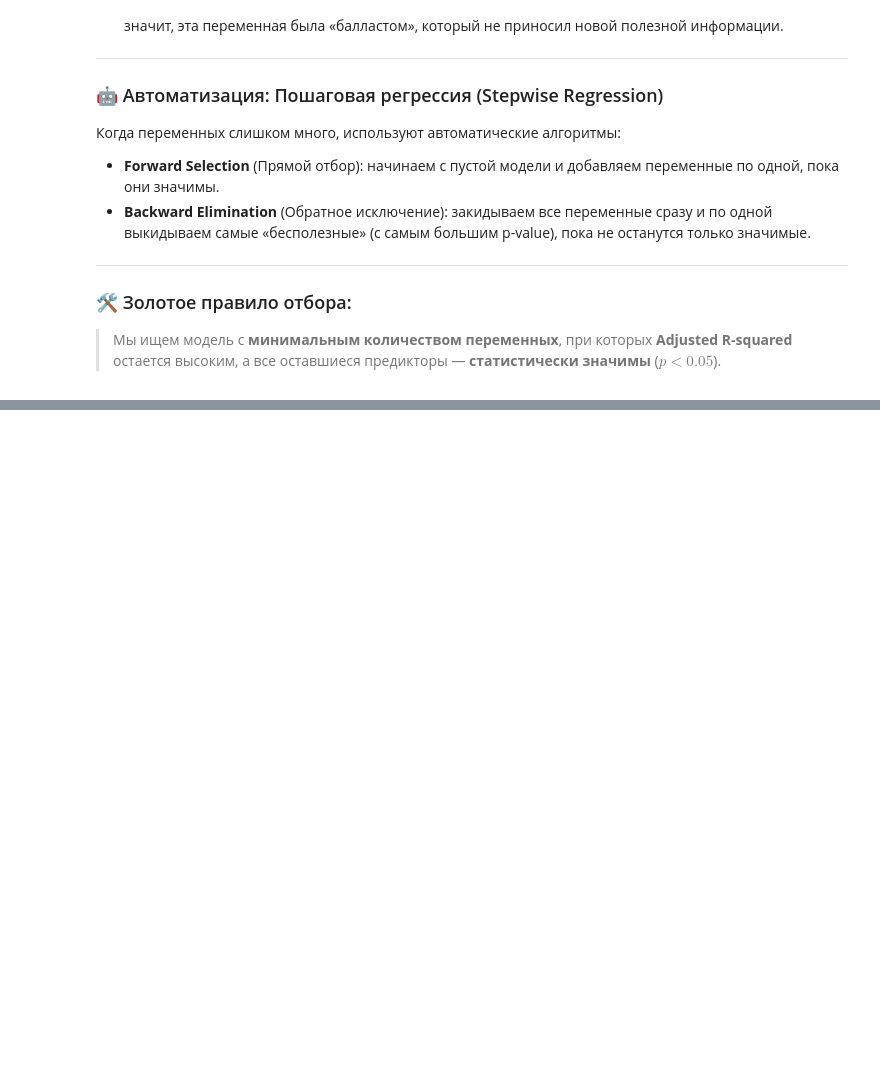
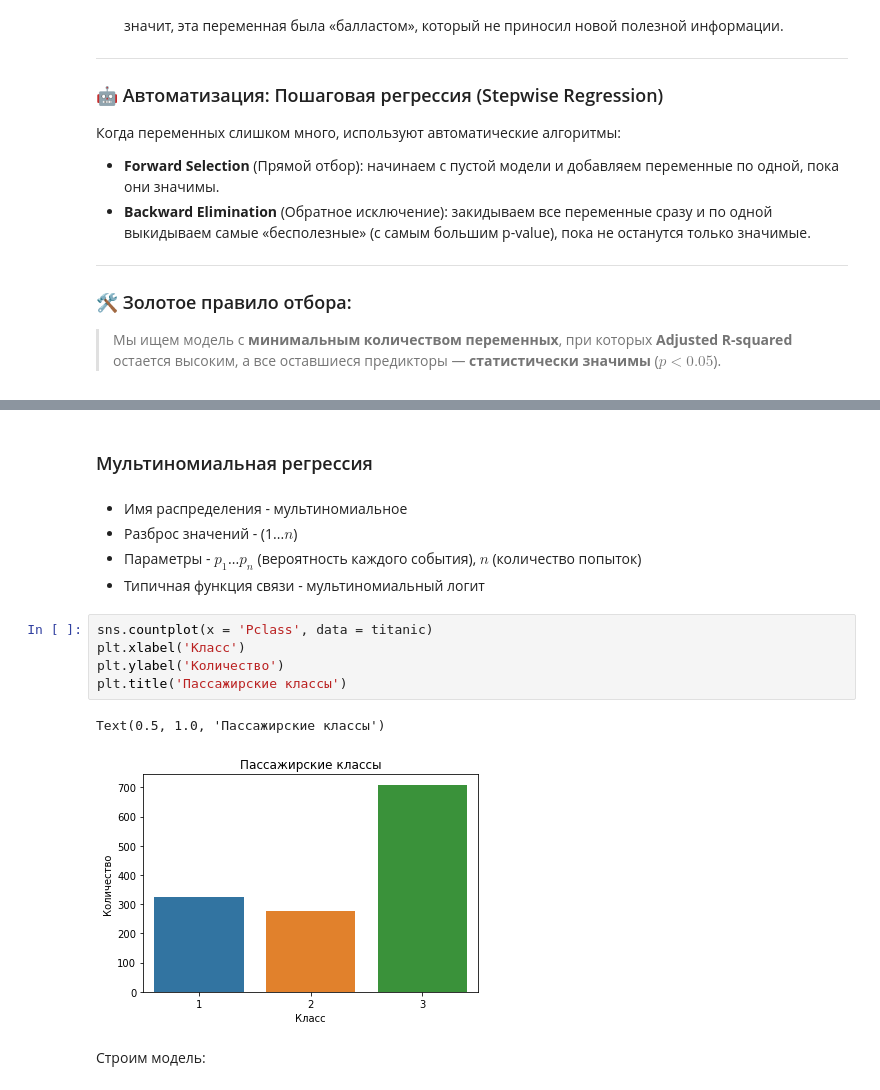
Before and after one commit to Arsenii-S7/Stats_Learning, a Jupyter notebook: Statistics.ipynb, the cells around one changed output, grey strips where cells are left out. Cells and saved outputs as stored; diff of their text form; blank space fills up the shorter version.

```diff
--- a/Statistics.ipynb
+++ b/Statistics.ipynb
@@ -3011,0 +3133,17 @@ Covariance Type:            nonrobust
+# %% [markdown]
+### Мультиномиальная регрессия
+# %% [markdown]
+* Имя распределения - мультиномиальное
+* Разброс значений - (1...$n$)
+* Параметры - $p_1$...$p_n$ (вероятность каждого события), $n$ (количество попыток)
+* Типичная функция связи - мультиномиальный логит
+# %%
+sns.countplot(x = 'Pclass', data = titanic)
+plt.xlabel('Класс')
+plt.ylabel('Количество')
+plt.title('Пассажирские классы')
+# %% [output]
+Text(0.5, 1.0, 'Пассажирские классы')
+[figure, added]
+# %% [markdown]
+Строим модель:
```
Also changed, not shown: parts of 98 cells of this notebook.
